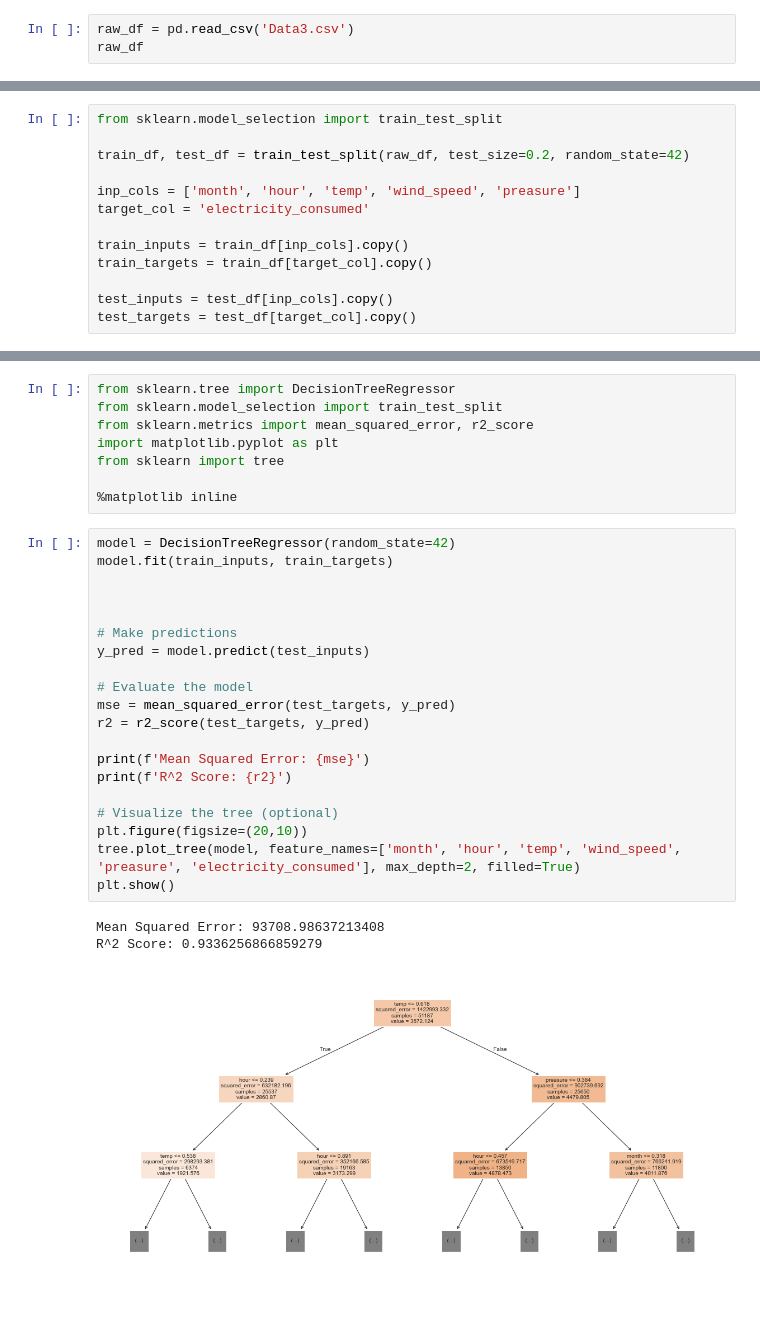
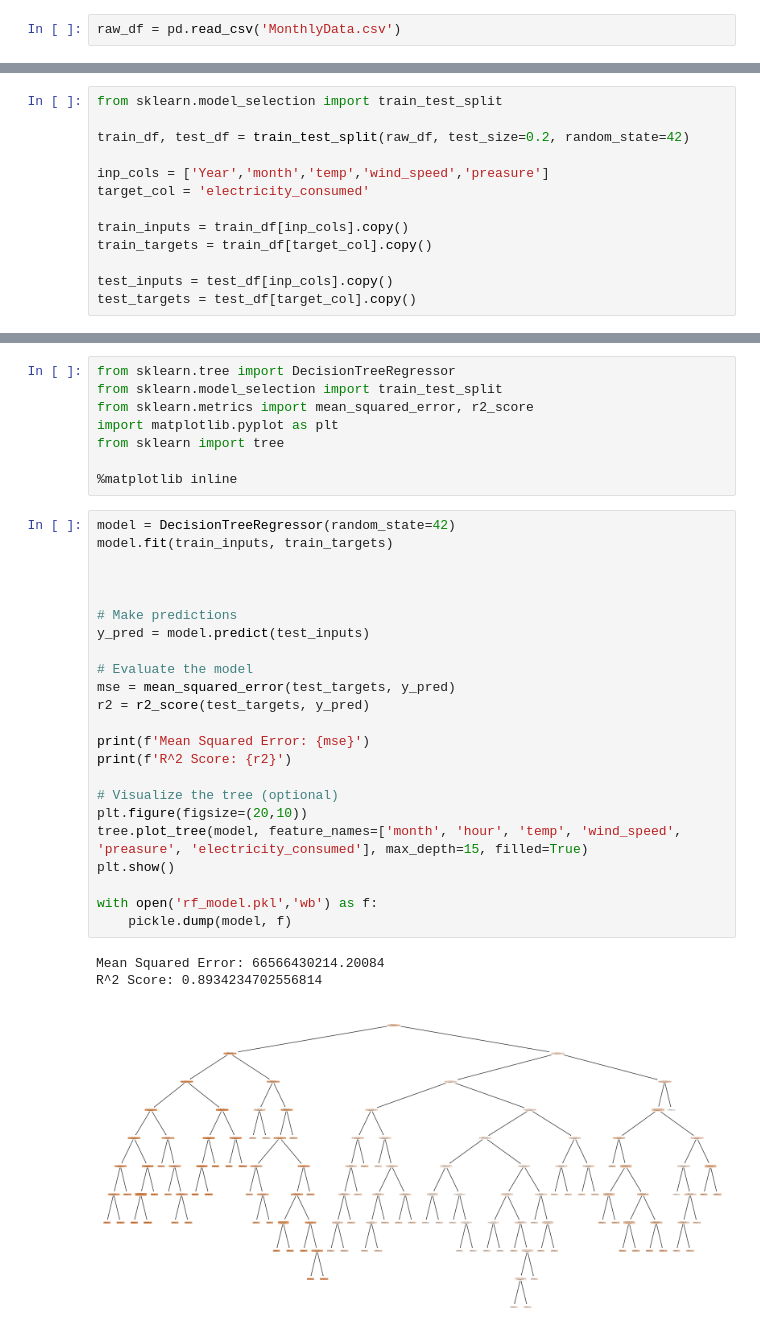
Before and after one commit to AdityaNambidi/Machine-Learning-Delhi-electricity-demand-prediction, a Jupyter notebook: old/dt.ipynb, the cells around one changed output, grey strips where cells are left out. Cells and saved outputs as stored; diff of their text form; blank space fills up the shorter version.

```diff
--- a/old/dt.ipynb
+++ b/old/dt.ipynb
@@ -14,5 +16,4 @@ matplotlib.rcParams['font.size'] = 14
 matplotlib.rcParams['figure.figsize'] = (10, 6)
 matplotlib.rcParams['figure.facecolor'] = '#00000000'
 # %%
-raw_df = pd.read_csv('Data3.csv')
-raw_df
+raw_df = pd.read_csv('MonthlyData.csv')
@@ -35,7 +22,7 @@ from sklearn.model_selection import train_test_split
 
 train_df, test_df = train_test_split(raw_df, test_size=0.2, random_state=42)
 
-inp_cols = ['month', 'hour', 'temp', 'wind_speed', 'preasure']
+inp_cols = ['Year','month','temp','wind_speed','preasure']
 target_col = 'electricity_consumed'
 
 train_inputs = train_df[inp_cols].copy()
@@ -67,24 +54,27 @@ from sklearn import tree
 # %%
 model = DecisionTreeRegressor(random_state=42)
 model.fit(train_inputs, train_targets)
 
 
 
 # Make predictions
 y_pred = model.predict(test_inputs)
 
 # Evaluate the model
 mse = mean_squared_error(test_targets, y_pred)
 r2 = r2_score(test_targets, y_pred)
 
 print(f'Mean Squared Error: {mse}')
 print(f'R^2 Score: {r2}')
 
 # Visualize the tree (optional)
 plt.figure(figsize=(20,10))
-tree.plot_tree(model, feature_names=['month', 'hour', 'temp', 'wind_speed', 'preasure', 'electricity_consumed'], max_depth=2, filled=True)
+tree.plot_tree(model, feature_names=['month', 'hour', 'temp', 'wind_speed', 'preasure', 'electricity_consumed'], max_depth=15, filled=True)
 plt.show()
+
+with open('rf_model.pkl','wb') as f:
+    pickle.dump(model, f)
 # %% [output]
-Mean Squared Error: 93708.98637213408
-R^2 Score: 0.9336256866859279
+Mean Squared Error: 66566430214.20084
+R^2 Score: 0.8934234702556814
-[figure, old version]
+[figure, new version]
```
Also changed, not shown: parts of 3 cells of this notebook, 4 other files.
